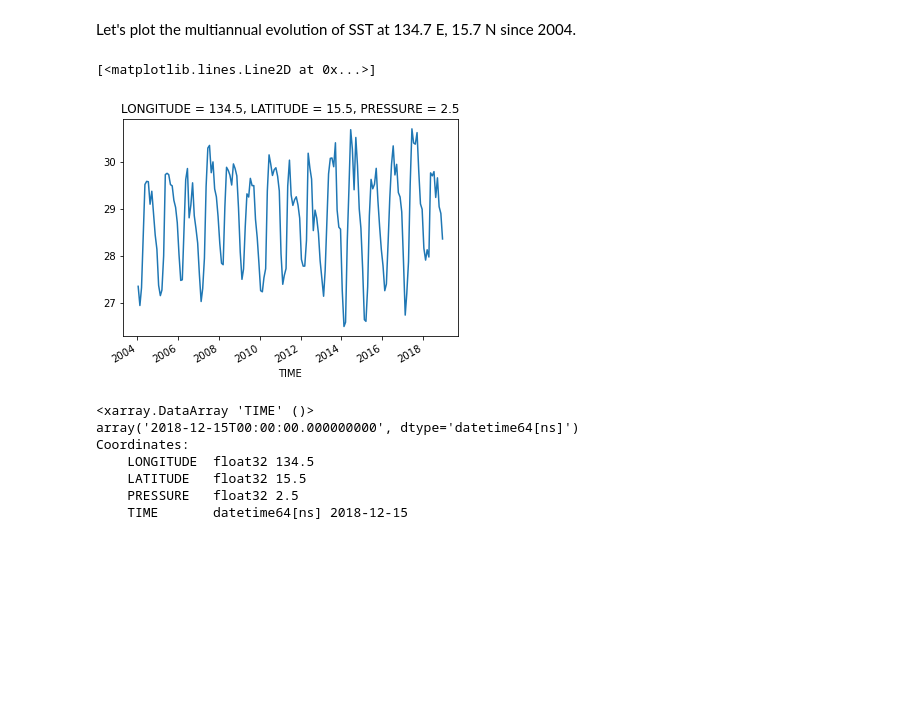
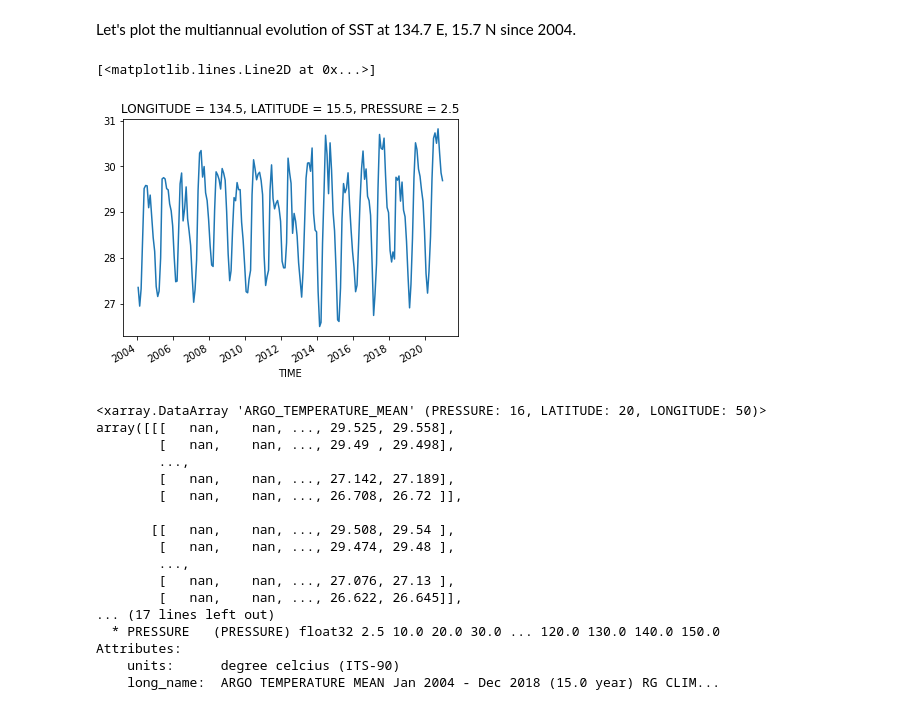
Before and after one commit to inciente/PISTON, a Jupyter notebook: pyscripts/load_argo.ipynb, the cells around one changed output. Saved outputs shown, nothing was run; the diff lists cells and outputs as text; code cells hidden in the pictures; blank space fills up the shorter version.

Commit message:
concatenating files

```diff
--- a/pyscripts/load_argo.ipynb
+++ b/pyscripts/load_argo.ipynb
@@ -42,43 +37,57 @@ RG_clim.store_nc(argo_paths['T_anom'],['ARGO_TEMPERATURE_ANOMALY'], saveas=['Tem
+# %%
+def cut_argo(item,lon,lat,pres):
+    item = item.sel(LONGITUDE=slice(lon[0],lon[1]));
+    item = item.sel(LATITUDE=slice(lat[0],lat[1]));
+    item = item.sel(PRESSURE=slice(pres[0],pres[1]));
+    return item
+LON = [100,150]; LAT = [5,25]; PRES = [0,150];
+
+nfiles = len(RG_clim.grids['Temp_month'])
+RG_clim.grids['Temp_month'] = [cut_argo(RG_clim.grids['Temp_month'][kk],
+                                       LON, LAT, PRES) for kk in range(nfiles)];
+RG_clim.grids['Temp_mean'] = cut_argo(RG_clim.grids['Temp_mean'][0], LON, LAT, PRES)
+
+RG_clim.grids['Temp_month'] = xr.concat( RG_clim.grids['Temp_month'], dim='TIME')
+RG_clim.grids['Temp_month'] = RG_clim.grids['Temp_month'].sortby('TIME')
+# Add mean to have real temperatures
+RG_clim.grids['Temp_month'] = RG_clim.grids['Temp_month'] + RG_clim.grids['Temp_mean']
 # %% [markdown]
 Monthly temperature anomalies in this dataset are categorized by the number of months since January of 2004. Let us quickly turn those dates into the datetime form. (This is the type of tasks that are specific to individual datasets and should be stored into a set of project-specific functions that interface with loader).
-# %%
-base_date = datetime.datetime(2004,1,15);
-tlist = RG_clim.grids['Temp_month'][0].TIME.values;
-dt = [base_date + relativedelta(months=+np.floor(nmonths)) for nmonths in tlist]
-RG_clim.grids['Temp_month'][0]['TIME'] = dt
 # %% [markdown]
 For this example, we will only focus on upper ocean temperatures in the Western Pacific Ocean. Therefore, we will choose only a subset of the data available.
-# %%
-var2cut = [RG_clim.grids['Temp_month'][0], RG_clim.grids['Temp_mean'][0]];
-def cut_argo(item,lon,lat,pres):
-    item = item.sel(LONGITUDE=slice(lon[0],lon[1]));
-    item = item.sel(LATITUDE=slice(lat[0],lat[1]));
-    item = item.sel(PRESSURE=slice(pres[0],pres[1]));
-    return item
-LON = [100,150]; LAT = [5,25]; PRES = [0,150];
-RG_clim.grids['Temp_month'] = cut_argo(RG_clim.grids['Temp_month'][0], LON, LAT, PRES)
-RG_clim.grids['Temp_mean'] = cut_argo(RG_clim.grids['Temp_mean'][0], LON, LAT, PRES)
-
-# Add mean to have real temperatures
-RG_clim.grids['Temp_month'] = RG_clim.grids['Temp_month'] + RG_clim.grids['Temp_mean']
+# %%
+base_date = datetime.datetime(2004,1,15);
+tlist = RG_clim.grids['Temp_month'].TIME.values;
+dt = [base_date + relativedelta(months=+np.floor(nmonths)) for nmonths in tlist]
+RG_clim.grids['Temp_month']['TIME'] = dt
 # %% [markdown]
 Let's plot the multiannual evolution of SST at 134.7 E, 15.7 N since 2004.
 # %%
 RG_SIO3 = RG_clim.grids['Temp_month'].sel(PRESSURE=0,method='nearest')
 RG_SIO3 = RG_SIO3.sel(LONGITUDE=134.7,method='nearest')
 RG_SIO3 = RG_SIO3.sel(LATITUDE=15.7,method='nearest')
-# %%
-RG_SIO3.plot()
-# %% [output]
-[<matplotlib.lines.Line2D at 0x...>]
-[figure, removed]
-# %%
-RG_SIO3.TIME[-1]
-# %% [output]
-<xarray.DataArray 'TIME' ()>
-array('2018-12-15T00:00:00.000000000', dtype='datetime64[ns]')
-Coordinates:
-    LONGITUDE  float32 134.5
-    LATITUDE   float32 15.5
-    PRESSURE   float32 2.5
-    TIME       datetime64[ns] 2018-12-15
+# %%
+RG_SIO3.sel(TIME=slice('2004','2020')).plot()
+# %% [output]
+[<matplotlib.lines.Line2D at 0x...>]
+[figure, added]
+# %%
+RG_clim.grids['Temp_mean']
+# %% [output]
+<xarray.DataArray 'ARGO_TEMPERATURE_MEAN' (PRESSURE: 16, LATITUDE: 20, LONGITUDE: 50)>
+array([[[   nan,    nan, ..., 29.525, 29.558],
+        [   nan,    nan, ..., 29.49 , 29.498],
+        ...,
+        [   nan,    nan, ..., 27.142, 27.189],
+        [   nan,    nan, ..., 26.708, 26.72 ]],
+
+       [[   nan,    nan, ..., 29.508, 29.54 ],
+        [   nan,    nan, ..., 29.474, 29.48 ],
+        ...,
+        [   nan,    nan, ..., 27.076, 27.13 ],
+        [   nan,    nan, ..., 26.622, 26.645]],
+... (17 lines left out)
+  * PRESSURE   (PRESSURE) float32 2.5 10.0 20.0 30.0 ... 120.0 130.0 140.0 150.0
+Attributes:
+    units:      degree celcius (ITS-90)
+    long_name:  ARGO TEMPERATURE MEAN Jan 2004 - Dec 2018 (15.0 year) RG CLIM...
```
Also changed, not shown: parts of 1 cell of this notebook.
